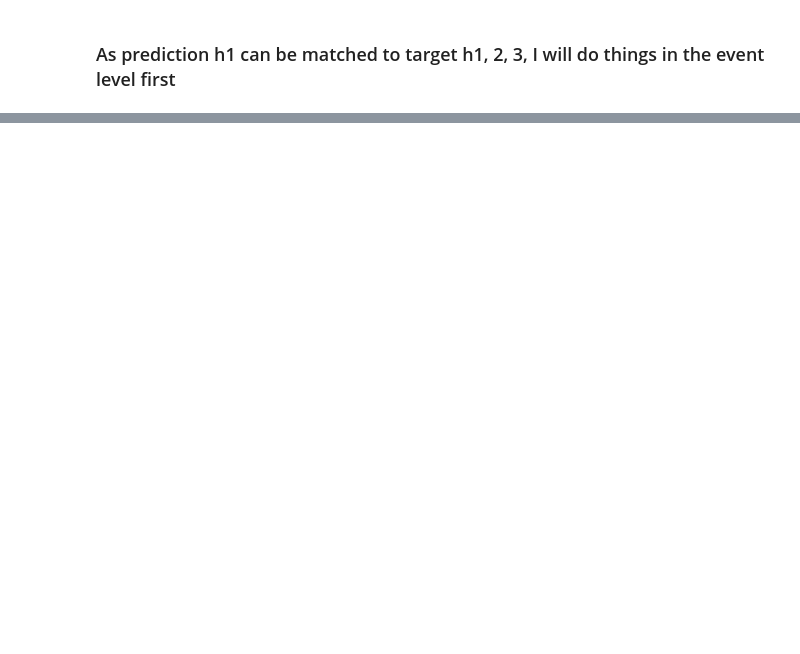
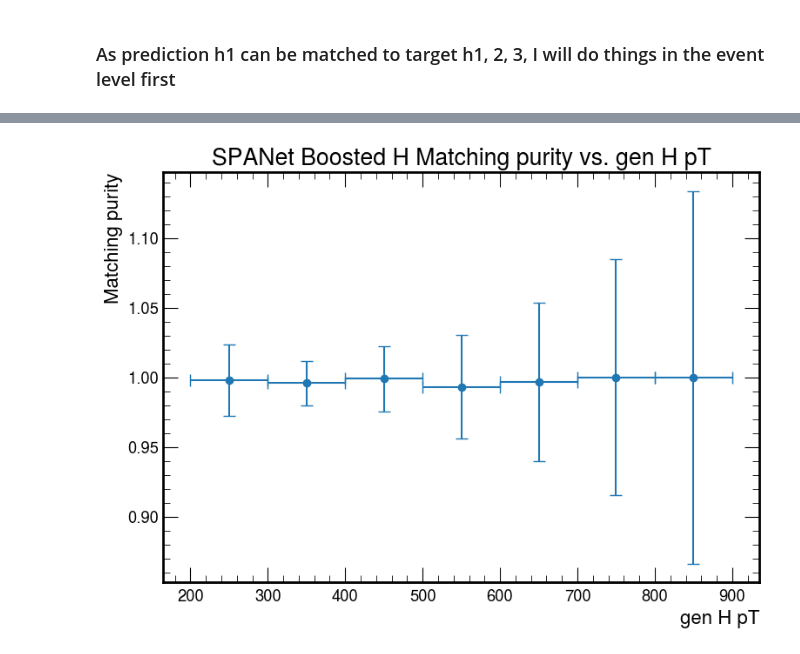
Before and after one commit to ucsd-hep-ex/hhh, a Jupyter notebook: notebooks/dev/plot_H _vs_pT.ipynb, the cells around one changed output, grey strips where cells are left out. Saved outputs shown, nothing was run; the diff lists cells and outputs as text; code cells hidden in the pictures; blank space fills up the shorter version.

```diff
--- a/notebooks/dev/plot_H _vs_pT.ipynb
+++ b/notebooks/dev/plot_H _vs_pT.ipynb
@@ -231,11 +229,13 @@ ak.std(effs_per_bin, axis=-1)
 # %%
 # get the truth level boosted higgs mask
-bh_mask = np.concatenate((bh1_mask.reshape(-1,1), bh2_mask.reshape(-1,1), bh3_mask.reshape(-1,1)), axis=1)
-bh_mask = ak.Array(bh_mask)
+bh_masks = np.concatenate((bh1_mask.reshape(-1,1), bh2_mask.reshape(-1,1), bh3_mask.reshape(-1,1)), axis=1)
+bh_masks = ak.Array(bh_masks)
 
 # applying masks to the target bh's bb indices:
-bb_bh_t_selected = bb_bh_t.mask[bh_mask]
-bb_bh_t_selected = ak.drop_none(bb_bh_t_selected)
+bb_ts_selected = bb_ts.mask[bh_masks]
+bb_ts_selected = ak.drop_none(bb_ts_selected)
 
-bh_pt = np.concatenate((bh1_pt.reshape(-1,1), bh2_pt.reshape(-1,1), bh3_pt.reshape(-1,1)), axis=1)
-bh_pt = ak.Array(bh_pt)
+bh_pts = np.concatenate((bh1_pt.reshape(-1,1), bh2_pt.reshape(-1,1), bh3_pt.reshape(-1,1)), axis=1)
+bh_pts = ak.Array(bh_pts)
+bh_selected_pts = bh_pts.mask[bh_masks]
+bh_selected_pts = ak.drop_none(bh_selected_pts)
@@ -243,0 +242,21 @@ NameError: name 'bb_bh_t' is not defined
+# %%
+bh_purs = []
+# for each event
+for bb_t_event, bb_p_event, bh_pt_event in zip(bb_ts_selected, bb_ps_passed, bh_selected_pts):
+    # for each target fatjet, check if the predictions have a p fatject same with the t fatjet
+    for i, bb_t in enumerate(bb_t_event):
+        match = 0
+        for bb_p in bb_p_event:
+            if bb_p == bb_t+10:
+                match = 1
+        bh_purs.append([bh_pt_event[i], match])
+bh_purs = np.array(bh_purs)
+# %%
+# group points into bins by fatjet pT
+pur_inds = np.digitize(bh_purs[:,0], bins)
+
+# diepense (gen_H_pT, purity) points into bins
+purs_per_bin = []
+for bin_i in range(1, len(bins)):
+    purs_per_bin.append(bh_purs[:,1][pur_inds==bin_i])
+purs_per_bin = ak.Array(purs_per_bin)
@@ -243,0 +274,11 @@ NameError: name 'bb_bh_t' is not defined
+# %%
+fig, ax = plt.subplots(figsize=(8,6))
+ax.errorbar(x=bin_centers, y=ak.mean(purs_per_bin, axis=-1),\
+            xerr = (bins[1]-bins[0])/2*np.ones(bins.shape[0]-1),\
+            yerr=1/np.sqrt(ak.count(purs_per_bin, axis=-1).to_numpy()),\
+           fmt='o', capsize=5)
+ax.set(xlabel=r"gen H pT", ylabel=r"Matching purity", title="SPANet Boosted H Matching purity vs. gen H pT")
+plt.tight_layout()
+plt.savefig(f"{str(plot_dir)}/test_purity.jpg")
+# %% [output]
+[figure, added]
```
Also changed, not shown: parts of 24 cells of this notebook, 3 other files.
